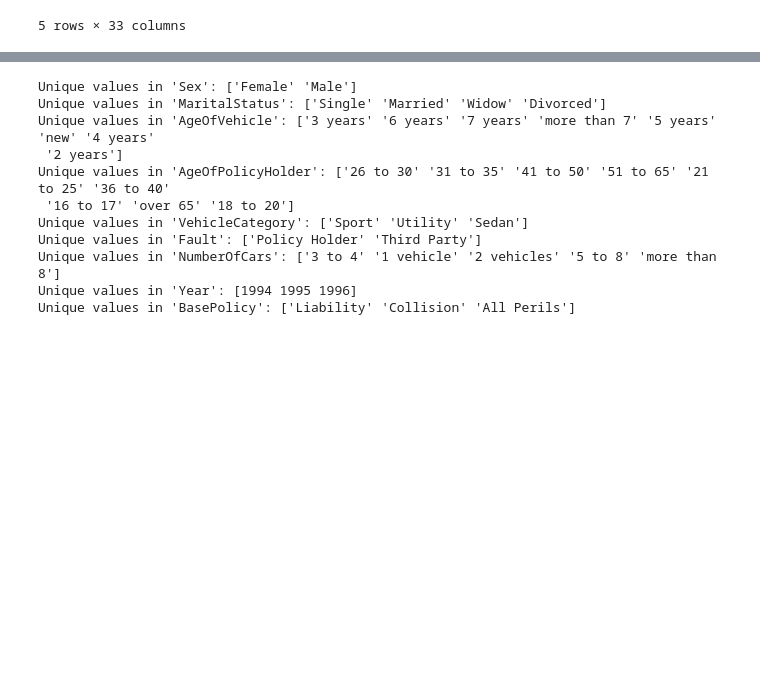
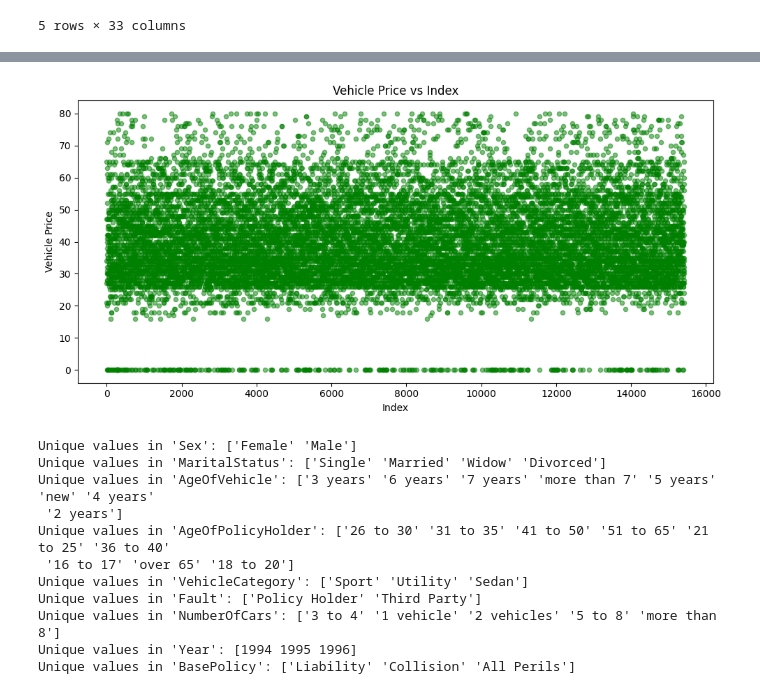
Before and after one commit to Data-with-Lei/Data-with-Lei, a Jupyter notebook: Decision_Trees.ipynb, the cells around one changed output, grey strips where cells are left out. Drawn from its saved outputs; the diff is of its cells as text; code cells hidden in the pictures; blank space fills up the shorter version.

```diff
--- a/Decision_Trees.ipynb
+++ b/Decision_Trees.ipynb
@@ -23,3 +31,18 @@ my_data[0:5]
+# %%
+my_data.reset_index().plot(kind='scatter',
+                           x='index',
+                           y='Age',
+                           figsize=(10,5),
+                           alpha=0.5,
+                           color='green')
+
+plt.title('Vehicle Price vs Index')
+plt.xlabel('Index')
+plt.ylabel('Vehicle Price')
+plt.tight_layout()
+plt.show()
+# %% [output]
+[figure, added]
 # %%
 X = my_data[['AccidentArea', 'Sex', 'VehiclePrice', 'MaritalStatus', 'AgeOfVehicle', 'AgeOfPolicyHolder', 'VehicleCategory', 'Fault', 'NumberOfCars', 'Year', 'BasePolicy']].values
 # %%
```
Also changed, not shown: parts of 9 cells of this notebook.
